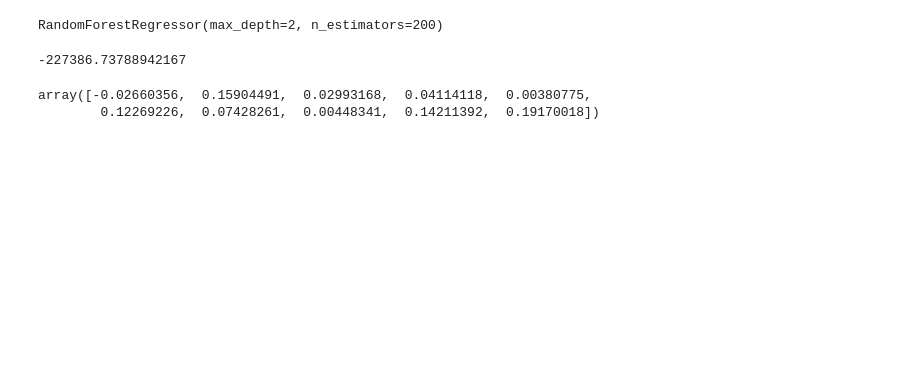
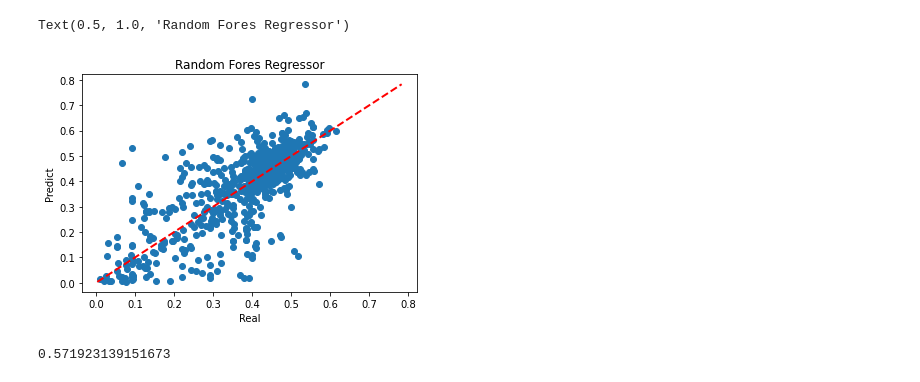
Before and after one commit to AnastasiyaKrokhina/DataCon-time-1, a Jupyter notebook: notebooks/models1.ipynb, the cells around one changed output. Cells and saved outputs as stored; diff of their text form; code cells hidden in the pictures; blank space fills up the shorter version.

```diff
--- a/notebooks/models1.ipynb
+++ b/notebooks/models1.ipynb
@@ -33,14 +56,8 @@ y = df['Viability (%)']
 # %%
 X_train, X_test, y_train, y_test = train_test_split(X, y, test_size=0.1, random_state=4)
 # %%
-from sklearn import svm
+from sklearn.ensemble import RandomForestRegressor
 
-from sklearn.ensemble import RandomForestRegressor
-from sklearn.datasets import make_regression
-
-
-X_train, y_train = make_regression(n_features=17, n_informative=2, random_state=0, shuffle=False)
 regr = RandomForestRegressor()
 model = regr.fit(X_train, y_train)
-#RandomForestRegressor(...)
-model
+pred = model.predict(X_test)
@@ -105,18 +70,12 @@ clf.fit(X_train, y_train)
-# %%
-X_train, y_train = make_regression(n_features=17, n_informative=2, random_state=0, shuffle=False)
-regr = RandomForestRegressor(criterion='squared_error', max_depth=2, n_estimators=200)
-model = regr.fit(X_train, y_train)
-#RandomForestRegressor(...)
-model
-# %% [output]
-RandomForestRegressor(max_depth=2, n_estimators=200)
-# %%
-model.score(X_test, y_test)
-# %% [output]
--227386.73788942167
-# %%
-scores = cross_val_score(model, X, y, cv=10)
-scores
-# %% [output]
-array([-0.02660356,  0.15904491,  0.02993168,  0.04114118,  0.00380775,
-        0.12269226,  0.07428261,  0.00448341,  0.14211392,  0.19170018])
+# %%
+plt.scatter(pred, y_test)
+
+plt.plot(
+        [y_test.min(), y_test.max()], [y_test.min(), y_test.max()], "--r", linewidth=2
+    )
+plt.xlabel('Real')
+plt.ylabel('Predict')
+plt.title('Random Fores Regressor')
+# %% [output]
+Text(0.5, 1.0, 'Random Fores Regressor')
+[figure, added]
@@ -122,0 +97,15 @@ array([-0.02660356,  0.15904491,  0.02993168,  0.04114118,  0.00380775,
+# %%
+from sklearn.ensemble import GradientBoostingRegressor
+from sklearn.model_selection import train_test_split
+
+X_train, X_test, y_train, y_test = train_test_split(
+     X, y, random_state=10)
+reg = GradientBoostingRegressor(random_state=10, learning_rate=0.9,
+                                criterion='squared_error',)
+reg.fit(X_train, y_train)
+
+pred = reg.predict(X_test)
+
+reg.score(X_test, y_test)
+# %% [output]
+0.571923139151673
```
Also changed, not shown: parts of 21 cells of this notebook.
